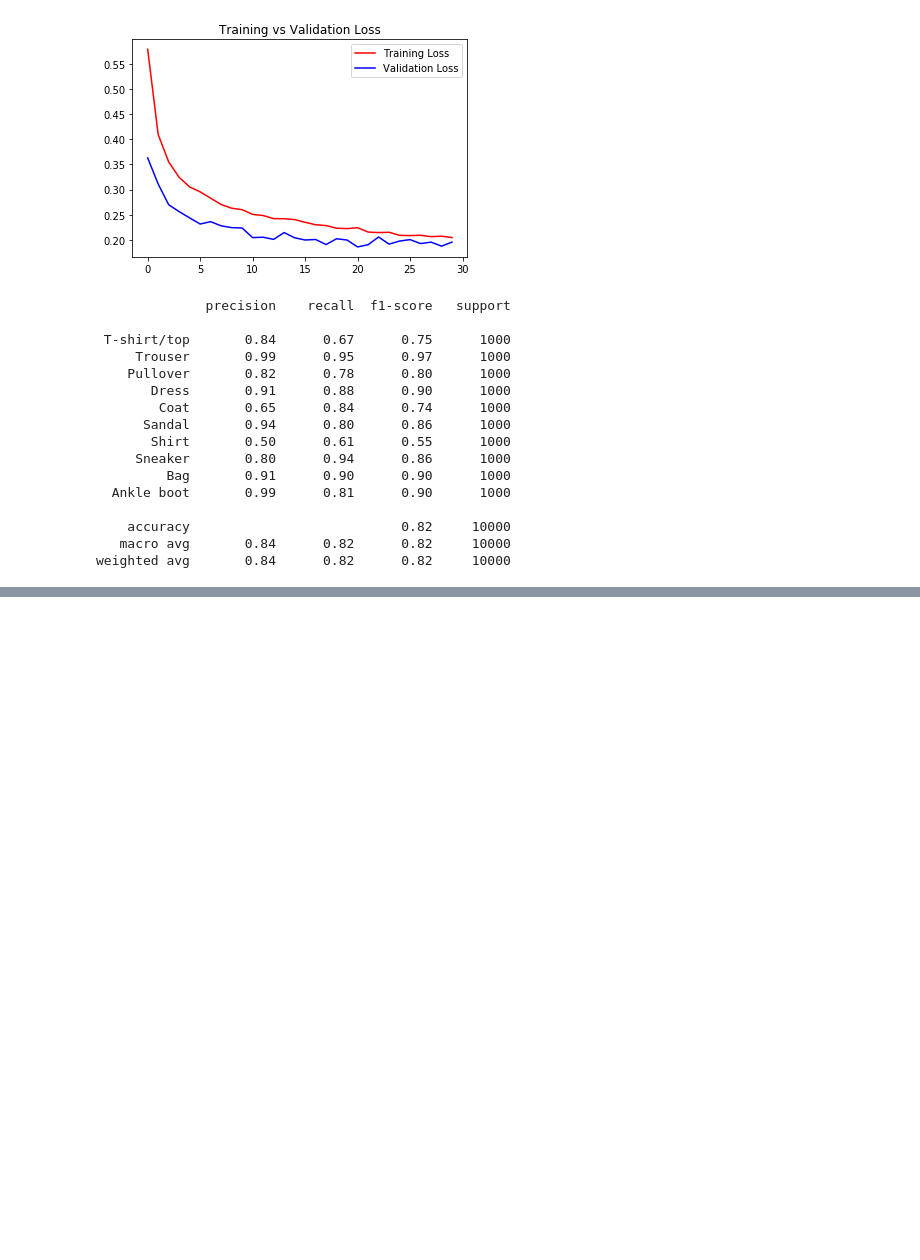
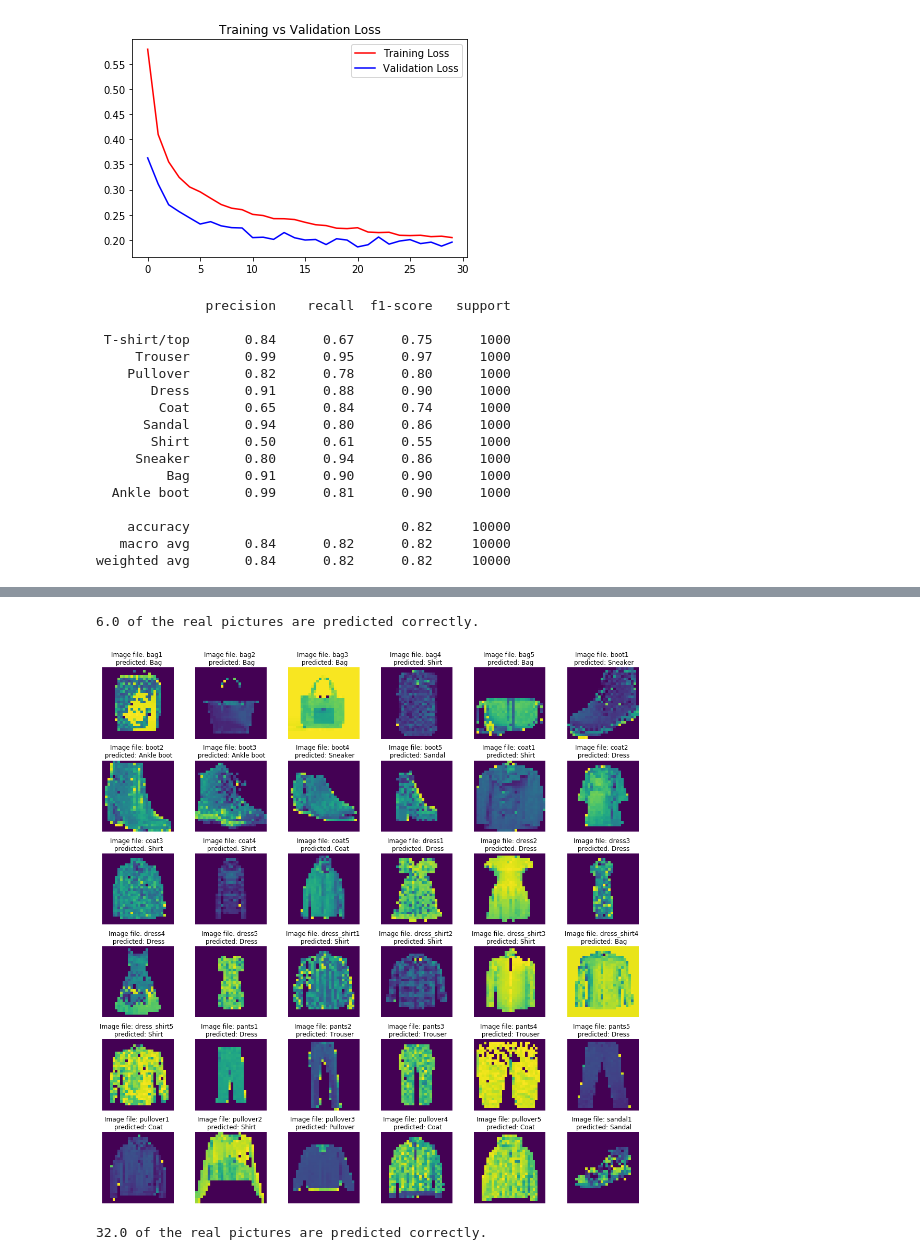
Before and after one commit to RinerAlexander/FashionVision, a Jupyter notebook: MachineLearning.ipynb, the cells around one changed output, grey strips where cells are left out. Cells and saved outputs as stored; diff of their text form; code cells hidden in the pictures; blank space fills up the shorter version.

```diff
--- a/MachineLearning.ipynb
+++ b/MachineLearning.ipynb
@@ -202,0 +259,53 @@ weighted avg       0.84      0.82      0.82     10000
+# %%
+true_pred = 0
+for i,img in enumerate(predicted_images):
+    pred = class_names[np.argmax(img)]
+    pred = list(pred)[0].lower() + list(pred)[1].lower()
+    out = list(pic_names[i])[0].lower() + list(pic_names[i])[1].lower()
+    if pred == out:
+        true_pred += 1
+print(f'{round((true_pred/len(predicted_images))*100,2)} of the real pictures are predicted correctly.')
+# %% [output]
+6.0 of the real pictures are predicted correctly.
+# %%
+#The real pictures' background is converted to 0.
+for pic in range(len(images)):
+  for i in range(28):
+    for k in range(28):
+      if images[pic][i][k] >= 235:
+        images[pic][i][k] = 0
+      else:
+        images[pic][i][k] =images[pic][i][k]
+# %%
+import matplotlib.gridspec as gridspec
+obj_images = np.expand_dims(images, axis = 3)
+obj_images = obj_images.astype('float32')
+obj_images = obj_images / 255.0
+predicted_images1 = model.predict(obj_images)
+
+fig, ax = plt.subplots(6,6, figsize = (15,15))
+pic = 0
+for i in range(6):
+  for k in range(6):
+    ax[i,k].imshow(images[pic])
+    ax[i,k].axis('off')
+    ax[i,k].grid(False)
+    file_name = pic_names[pic].split('.')[0]
+    ax[i,k].title.set_text(f'Image file: {file_name} \n predicted: {class_names[np.argmax(predicted_images1[pic])]}')
+    pic +=1
+plt.tight_layout()
+plt.show()
+# %% [output]
+[figure, added]
+# %%
+# Correct prediction rate
+true_pred = 0
+for i,img in enumerate(predicted_images1):
+    pred = class_names[np.argmax(img)]
+    pred = list(pred)[0].lower() + list(pred)[1].lower()
+    out = list(pic_names[i])[0].lower() + list(pic_names[i])[1].lower()
+    if pred == out:
+        true_pred += 1
+print(f'{round((true_pred/len(predicted_images1))*100,2)} of the real pictures are predicted correctly.')
+# %% [output]
+32.0 of the real pictures are predicted correctly.
```
Also changed, not shown: parts of 10 cells of this notebook, 50 other files.
